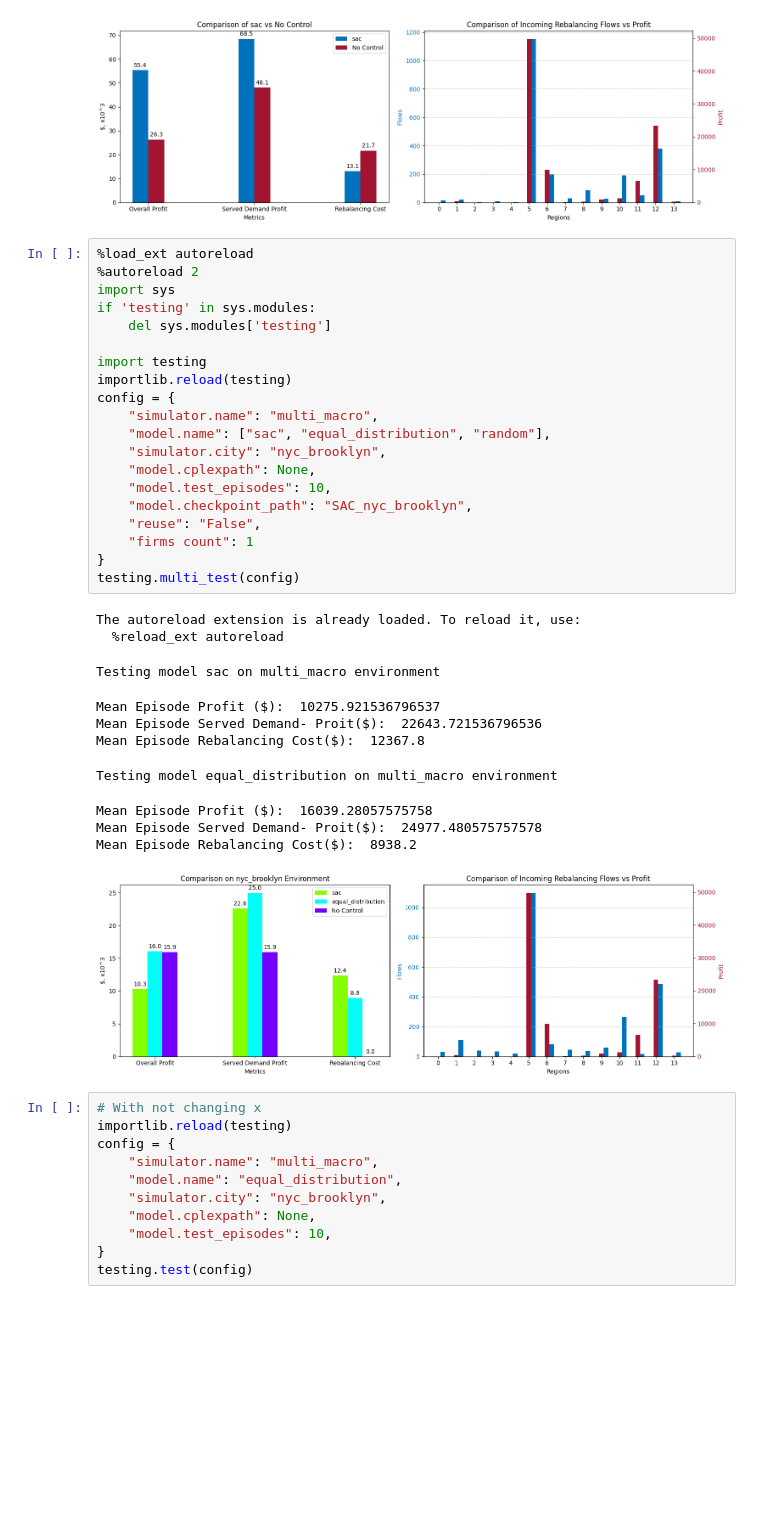
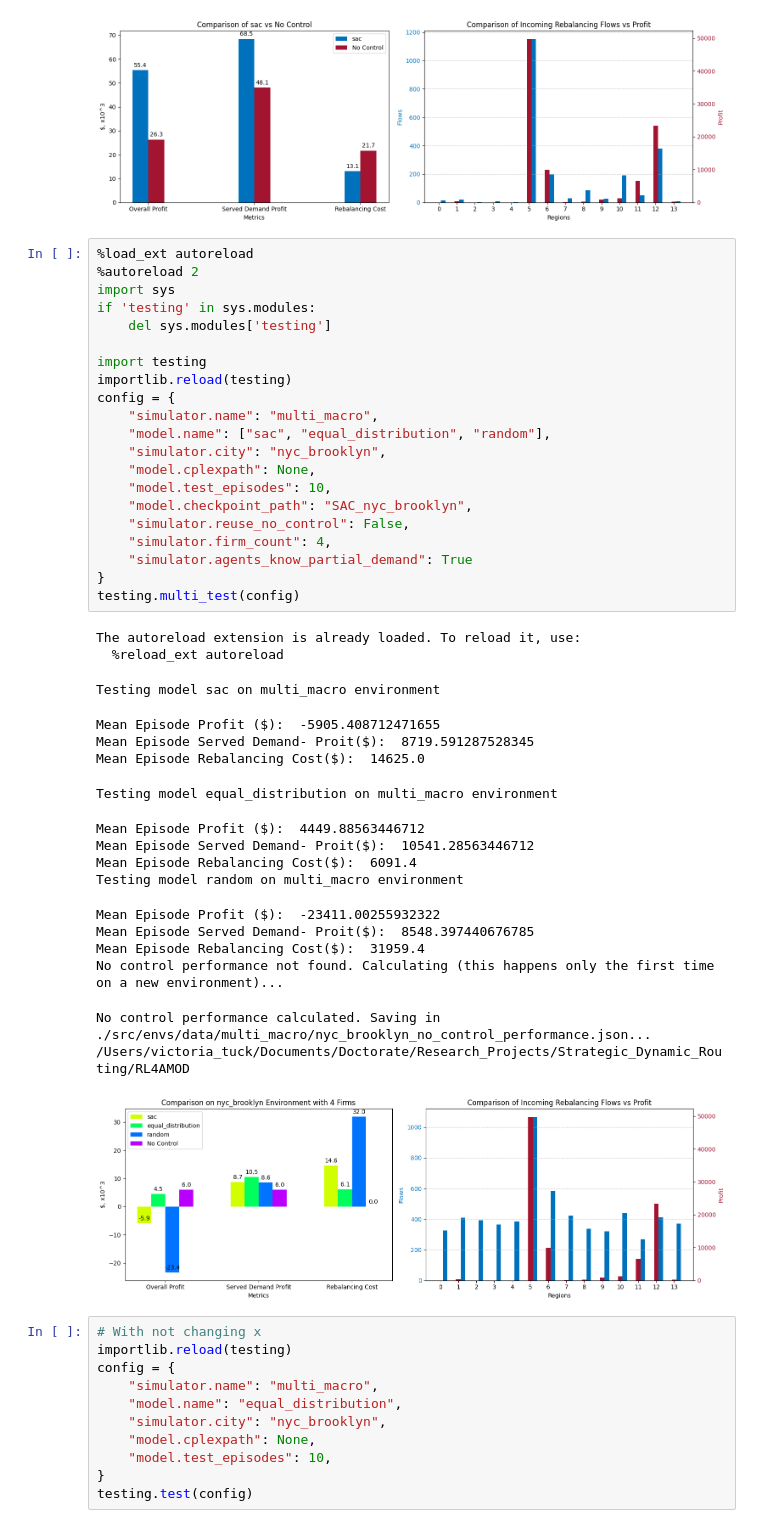
Before and after one commit to sastry-group/Dynamic-Routing-with-Competition, a Jupyter notebook: tutorial.ipynb, the cells around one changed output. Drawn from its saved outputs; the diff is of its cells as text; blank space fills up the shorter version.

Commit message:
Agents can know partial or full demand information and have number of firms as parameter.

```diff
--- a/tutorial.ipynb
+++ b/tutorial.ipynb
@@ -188,35 +188,43 @@ Mean Episode Rebalancing Cost($):  13085.6
 # %%
 %load_ext autoreload
 %autoreload 2
 import sys
 if 'testing' in sys.modules:
     del sys.modules['testing']
 
 import testing
 importlib.reload(testing)
 config = {
     "simulator.name": "multi_macro",
     "model.name": ["sac", "equal_distribution", "random"],
     "simulator.city": "nyc_brooklyn",
     "model.cplexpath": None,
     "model.test_episodes": 10,
     "model.checkpoint_path": "SAC_nyc_brooklyn",
-    "reuse": "False",
-    "firms count": 1
+    "simulator.reuse_no_control": False,
+    "simulator.firm_count": 4,
+    "simulator.agents_know_partial_demand": True
 }
 testing.multi_test(config)
 # %% [output]
 The autoreload extension is already loaded. To reload it, use:
   %reload_ext autoreload
 Testing model sac on multi_macro environment
-Mean Episode Profit ($):  10275.921536796537
-Mean Episode Served Demand- Proit($):  22643.721536796536
-Mean Episode Rebalancing Cost($):  12367.8
+Mean Episode Profit ($):  -5905.408712471655
+Mean Episode Served Demand- Proit($):  8719.591287528345
+Mean Episode Rebalancing Cost($):  14625.0
 Testing model equal_distribution on multi_macro environment
-Mean Episode Profit ($):  16039.28057575758
-Mean Episode Served Demand- Proit($):  24977.480575757578
-Mean Episode Rebalancing Cost($):  8938.2
+Mean Episode Profit ($):  4449.88563446712
+Mean Episode Served Demand- Proit($):  10541.28563446712
+Mean Episode Rebalancing Cost($):  6091.4
+Testing model random on multi_macro environment
+Mean Episode Profit ($):  -23411.00255932322
+Mean Episode Served Demand- Proit($):  8548.397440676785
+Mean Episode Rebalancing Cost($):  31959.4
+No control performance not found. Calculating (this happens only the first time on a new environment)...
+No control performance calculated. Saving in ./src/envs/data/multi_macro/nyc_brooklyn_no_control_performance.json...
+/Users/victoria_tuck/Documents/Doctorate/Research_Projects/Strategic_Dynamic_Routing/RL4AMOD
-[figure, old version]
+[figure, new version]
 # %%
 # With not changing x
 importlib.reload(testing)
```
Also changed, not shown: 3 other files.
